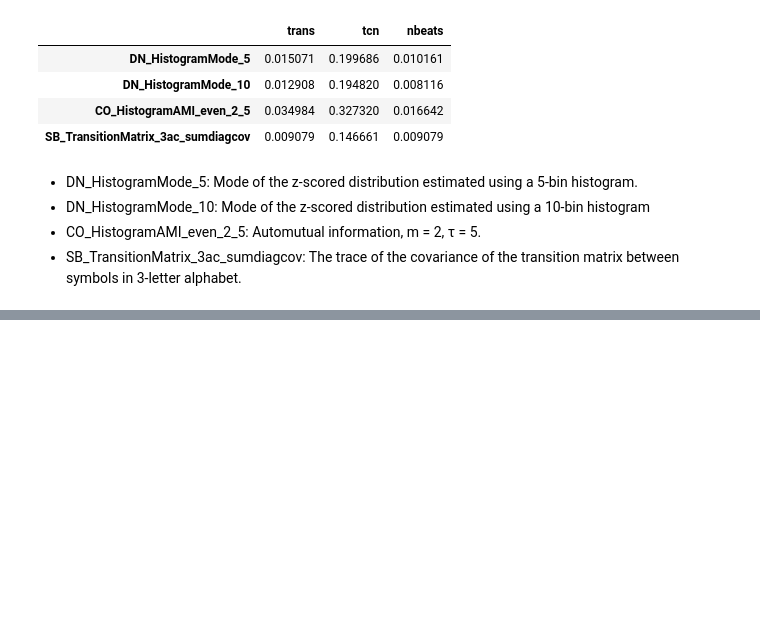
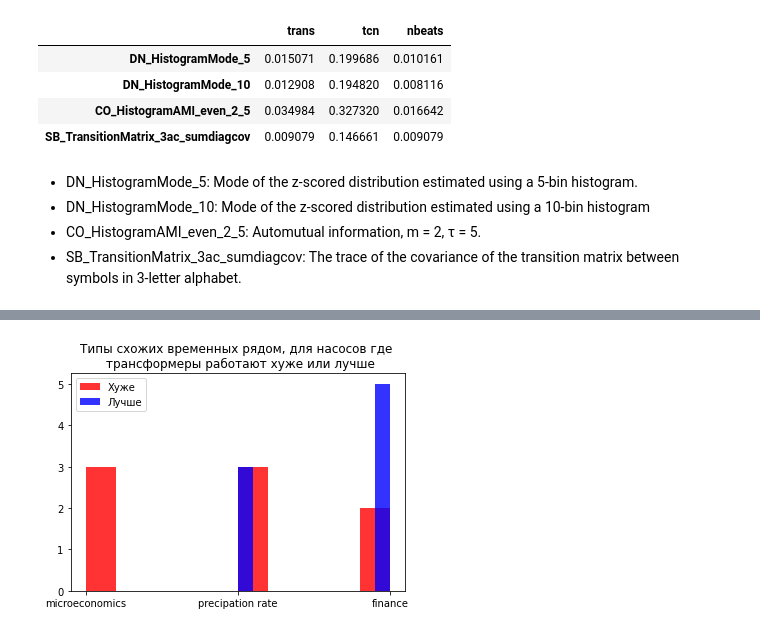
Before and after one commit to ksetdekov/ts_transformers, a Jupyter notebook: compengine_data_prep.ipynb, the cells around one changed output, grey strips where cells are left out. Drawn from its saved outputs; the diff is of its cells as text; code cells hidden in the pictures; blank space fills up the shorter version.

```diff
--- a/compengine_data_prep.ipynb
+++ b/compengine_data_prep.ipynb
@@ -308,0 +313,8 @@ where_do_fail [significant.trans | significant.tcn | significant.nbeats]
+# %%
+plt.hist(compengine_res[compengine_res["trans_below_median"]==1]["t1"].reset_index(drop=True), alpha=0.8, label="Хуже", color='red')
+plt.hist(compengine_res[compengine_res["trans_below_median"]==0]["t1"].reset_index(drop=True), alpha=0.8, label="Лучше", color='blue')
+plt.legend()
+plt.title('Типы схожих временных рядом, для насосов где \n трансформеры работают хуже или лучше')
+plt.show()
+# %% [output]
+[figure, added]
```
Also changed, not shown: parts of 5 cells of this notebook.
